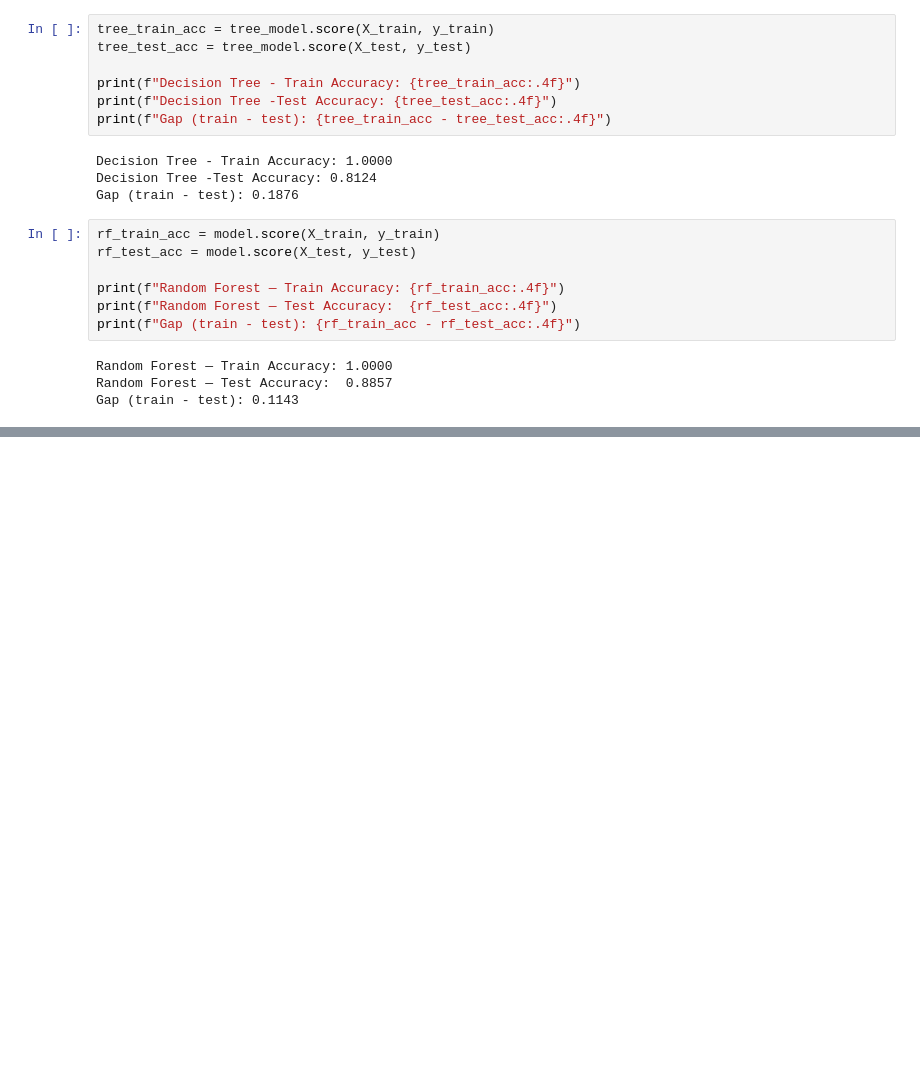
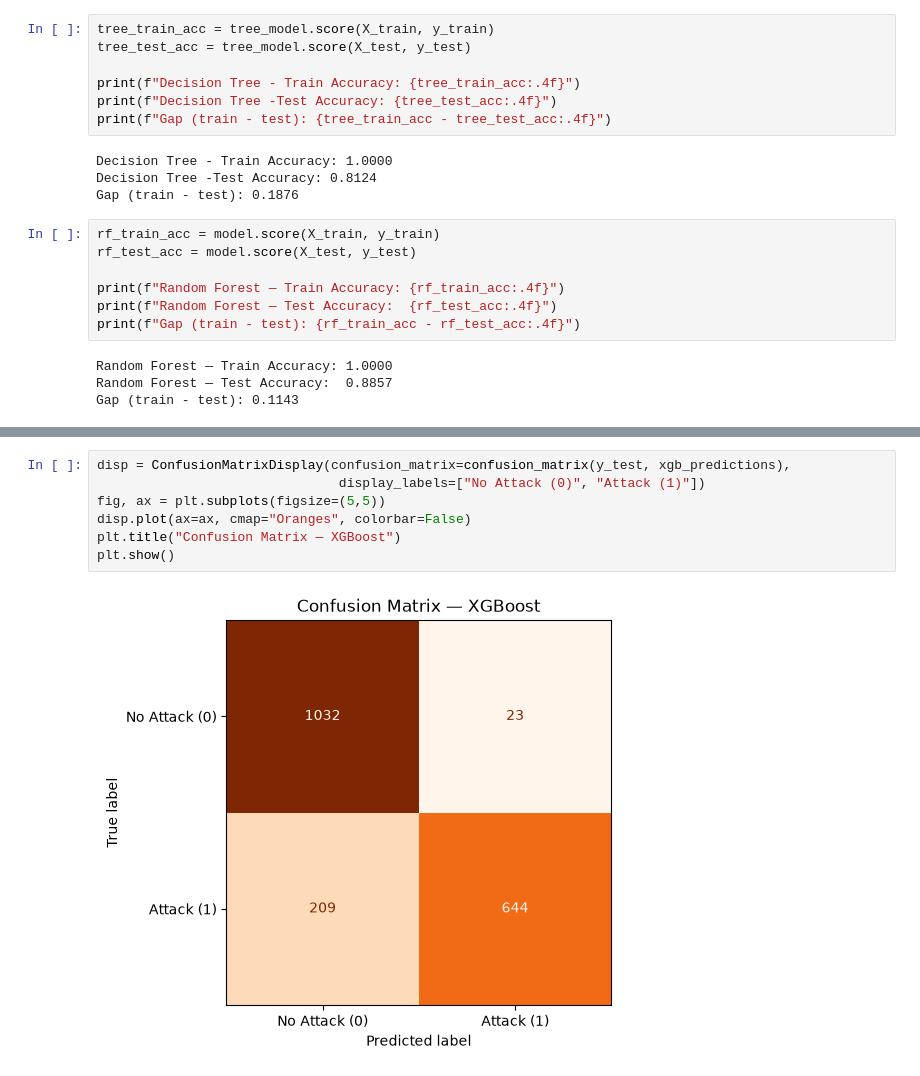
Before and after one commit to UswaKhalil/Elexoft-ml, a Jupyter notebook: Day 10/intrusion_detection_model.ipynb, the cells around one changed output, grey strips where cells are left out. Saved outputs shown, nothing was run; the diff lists cells and outputs as text; blank space fills up the shorter version.

```diff
--- a/Day 10/intrusion_detection_model.ipynb
+++ b/Day 10/intrusion_detection_model.ipynb
@@ -393,0 +468,9 @@ Gap (train - test): 0.1143
+# %%
+disp = ConfusionMatrixDisplay(confusion_matrix=confusion_matrix(y_test, xgb_predictions),
+                               display_labels=["No Attack (0)", "Attack (1)"])
+fig, ax = plt.subplots(figsize=(5,5))
+disp.plot(ax=ax, cmap="Oranges", colorbar=False)
+plt.title("Confusion Matrix — XGBoost")
+plt.show()
+# %% [output]
+[figure, added]
```
Also changed, not shown: parts of 8 cells of this notebook, 4 other files.
